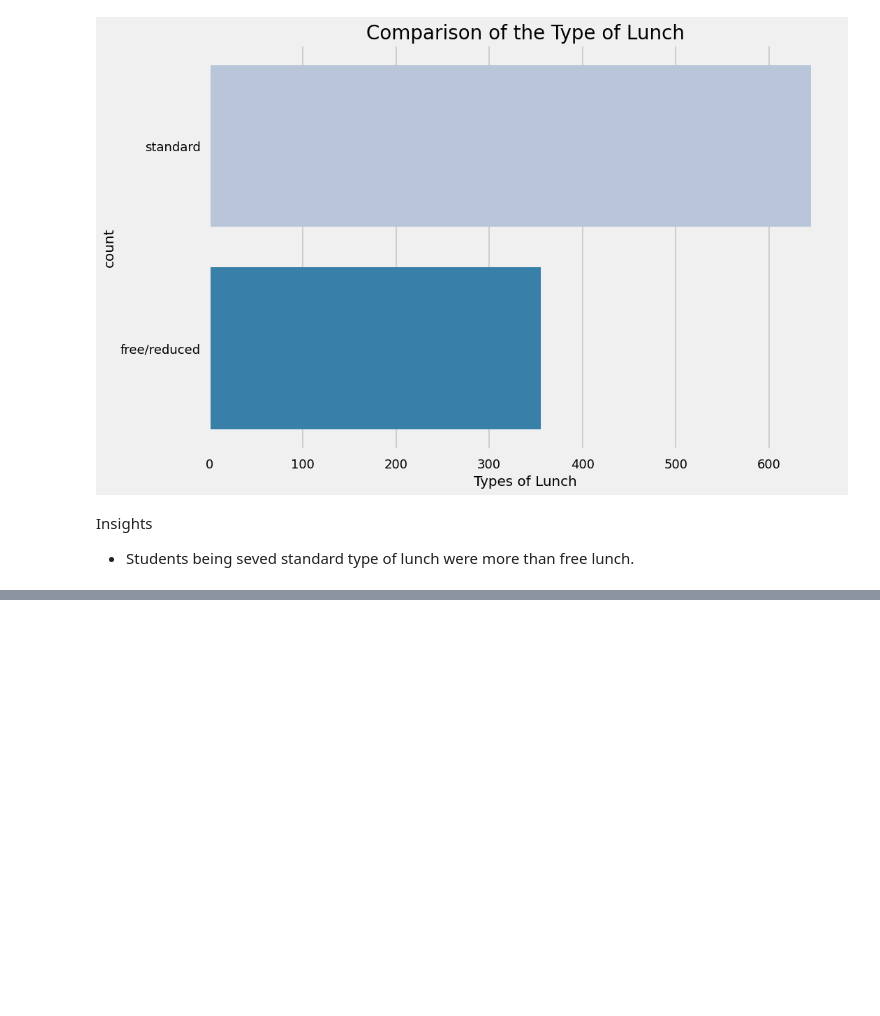
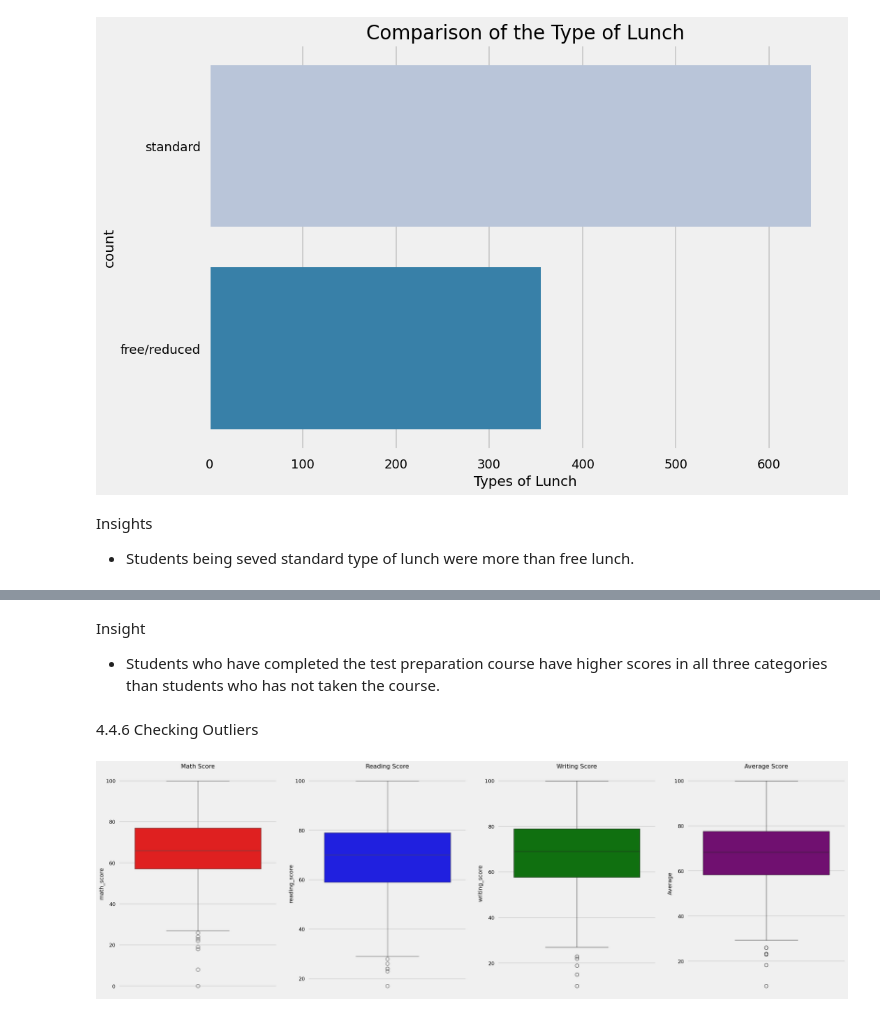
Before and after one commit to cyrolux123/ML-Project, a Jupyter notebook: notebook/EDA.ipynb, the cells around one changed output, grey strips where cells are left out. Drawn from its saved outputs; the diff is of its cells as text; code cells hidden in the pictures; blank space fills up the shorter version.

```diff
--- a/notebook/EDA.ipynb
+++ b/notebook/EDA.ipynb
@@ -548,0 +592,22 @@ Insights
+# %% [markdown]
+Insight
+- Students who have completed the test preparation course have higher scores in all three categories than students who has not taken the course.
+# %% [markdown]
+4.4.6 Checking Outliers
+# %%
+plt.subplots(1, 4, figsize=(30, 10))
+plt.subplot(141)
+sns.boxplot(df['math_score'], color = 'red')
+plt.title('Math Score')
+plt.subplot(142)
+sns.boxplot(df['reading_score'], color = 'blue')
+plt.title('Reading Score')
+plt.subplot(143)
+sns.boxplot(df['writing_score'], color = 'green')
+plt.title('Writing Score')
+plt.subplot(144)
+sns.boxplot(df['Average'], color = 'purple')
+plt.title('Average Score')
+plt.show()
+# %% [output]
+[figure, added]
```
Also changed, not shown: parts of 13 cells of this notebook.
